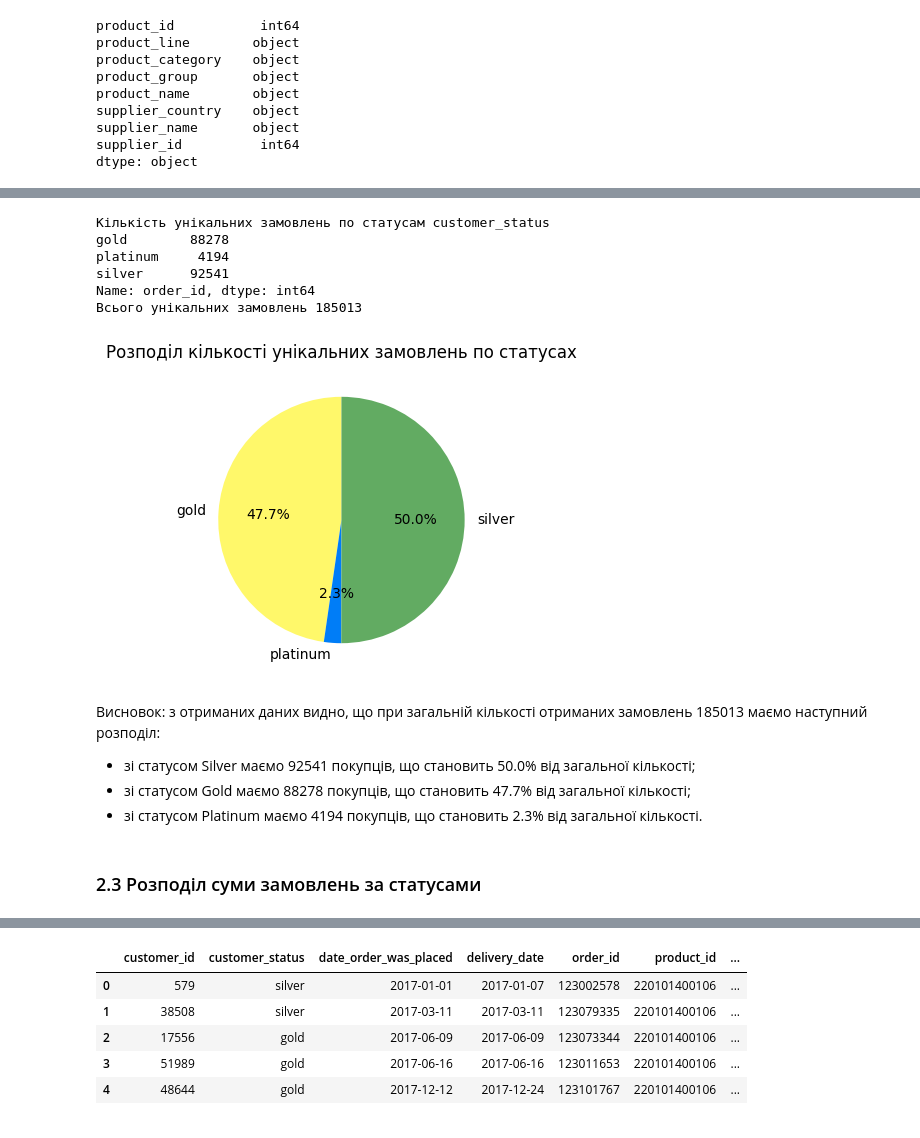
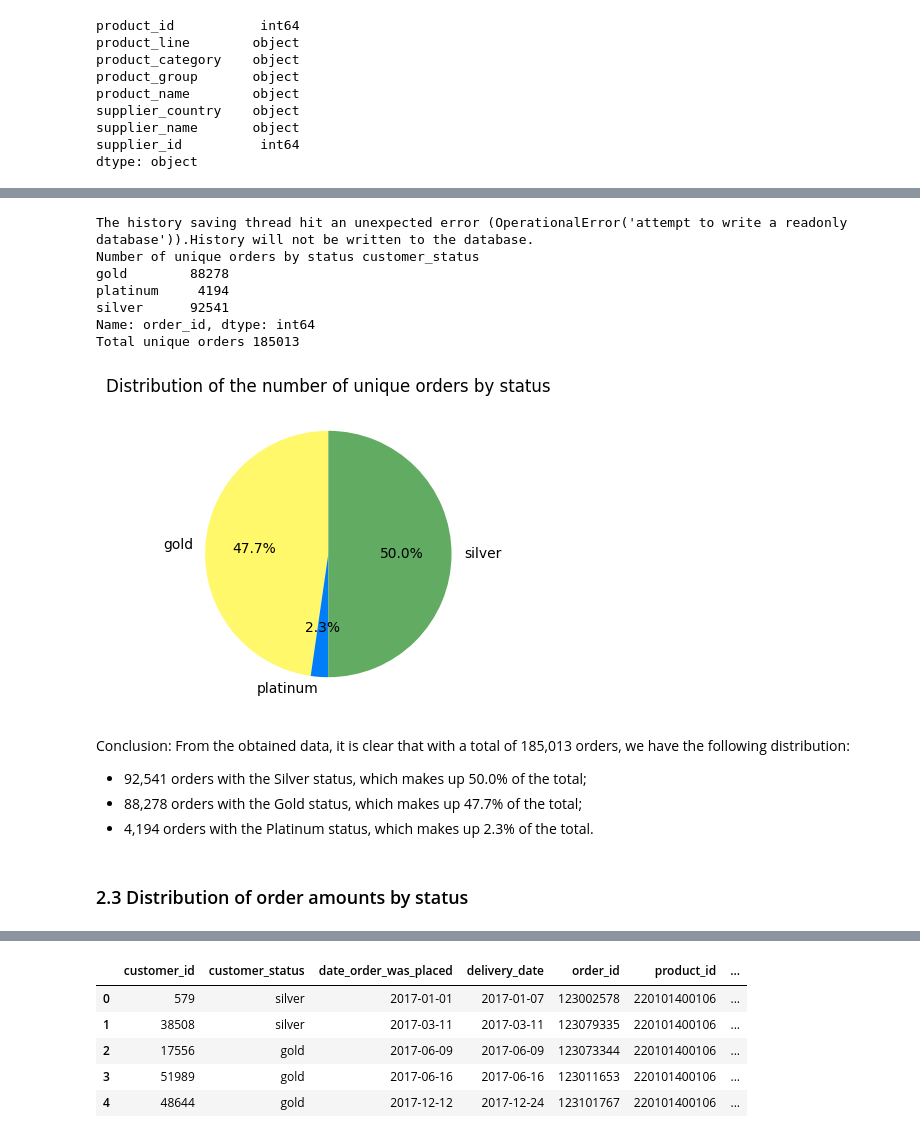
Before and after one commit to Samanta397/Wholesale_And_Retail_Orders_Analysis, a Jupyter notebook: Wholesale_And_Retail_Orders.ipynb, the cells around one changed output, grey strips where cells are left out. Drawn from its saved outputs; the diff is of its cells as text; code cells hidden in the pictures.

```diff
--- a/Wholesale_And_Retail_Orders.ipynb
+++ b/Wholesale_And_Retail_Orders.ipynb
@@ -156,12 +157,12 @@ dtype: object
 # %%
-# Фцнкція для побудови кругової діаграми
+# Function to create a pie chart
 def plot_pie_chart(data, title, colors):
     """
-    Будує кругову діаграму для заданих даних.
+    Creates a pie chart for the given data
 
-    :param data: Series з числовими значеннями для побудови діаграми
-    :param title: Заголовок діаграми
-    :param colors: Список кольорів для сегментів
+    :param data: Series with numerical values for the chart
+    :param title: Title of the chart
+    :param colors: List of colors for the segments
     """
     plt.figure(figsize=(4, 4))
     plt.pie(
@@ -197,25 +198,26 @@ Name: customer_id, dtype: int64
 # %%
-# Рахуємо кількість замовлень для кожного статусу та їх загальну кількість
+# We count the number of orders for each status and their total count.
 unique_orders_per_status = orders_df.groupby("customer_status")["order_id"].nunique()
 total_unique_orders = unique_orders_per_status.sum()
-print("Кількість унікальних замовлень по статусам", unique_orders_per_status);
-print("Всього унікальних замовлень", total_unique_orders.sum());
+print("Number of unique orders by status", unique_orders_per_status);
+print("Total unique orders", total_unique_orders.sum());
 
-# Відображаємо на круговій діаграмі
-plot_pie_chart(unique_orders_per_status, "Розподіл кількості унікальних замовлень по статусах", ["#fff86a", "#007df7", "#62ab62"])
+# Display on a pie chart
+plot_pie_chart(unique_orders_per_status, "Distribution of the number of unique orders by status", ["#fff86a", "#007df7", "#62ab62"])
 # %% [output]
-Кількість унікальних замовлень по статусам customer_status
+The history saving thread hit an unexpected error (OperationalError('attempt to write a readonly database')).History will not be written to the database.
+Number of unique orders by status customer_status
 gold        88278
 platinum     4194
 silver      92541
 Name: order_id, dtype: int64
-Всього унікальних замовлень 185013
+Total unique orders 185013
-[figure, old version]
+[figure, new version]
 # %% [markdown]
-Висновок: з отриманих даних видно, що при загальній кількості отриманих замовлень 185013 маємо наступний розподіл:
- - зі статусом Silver маємо 92541 покупців, що становить 50.0% від загальної кількості;
- - зі статусом Gold маємо 88278 покупців, що становить 47.7% від загальної кількості;
- - зі статусом Platinum маємо 4194 покупців, що становить 2.3% від загальної кількості.
+Conclusion: From the obtained data, it is clear that with a total of 185,013 orders, we have the following distribution:
+ - 92,541 orders with the Silver status, which makes up 50.0% of the total;
+ - 88,278 orders with the Gold status, which makes up 47.7% of the total;
+ - 4,194 orders with the Platinum status, which makes up 2.3% of the total.
 # %% [markdown]
-### 2.3 Розподіл суми замовлень за статусами
+### 2.3 Distribution of order amounts by status
 # %%
```
Also changed, not shown: parts of 54 cells of this notebook, 2 other files.
